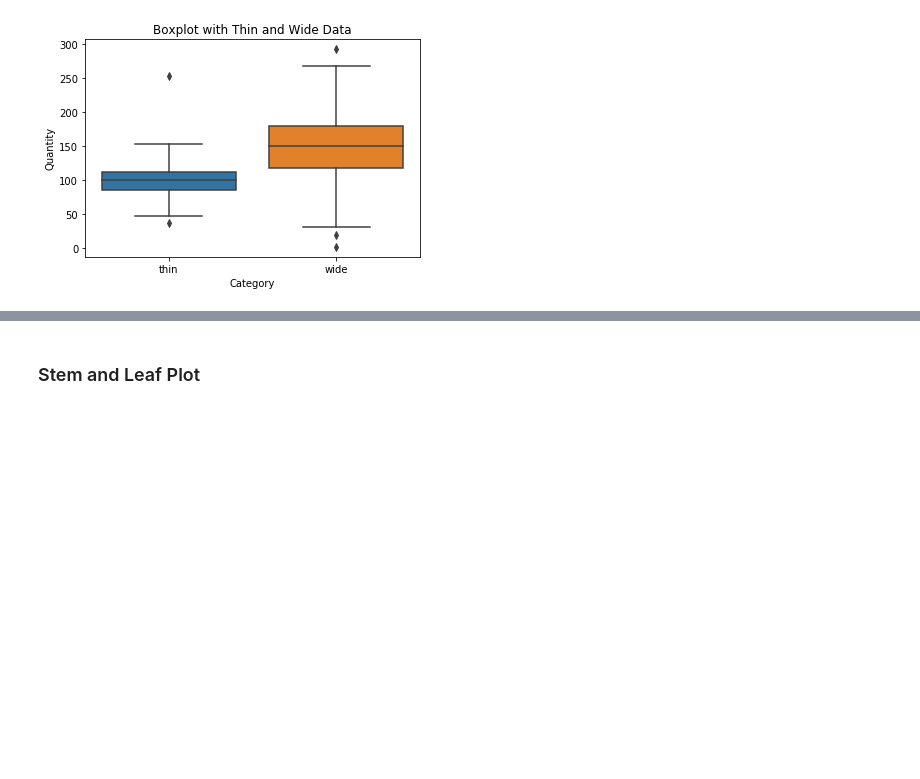
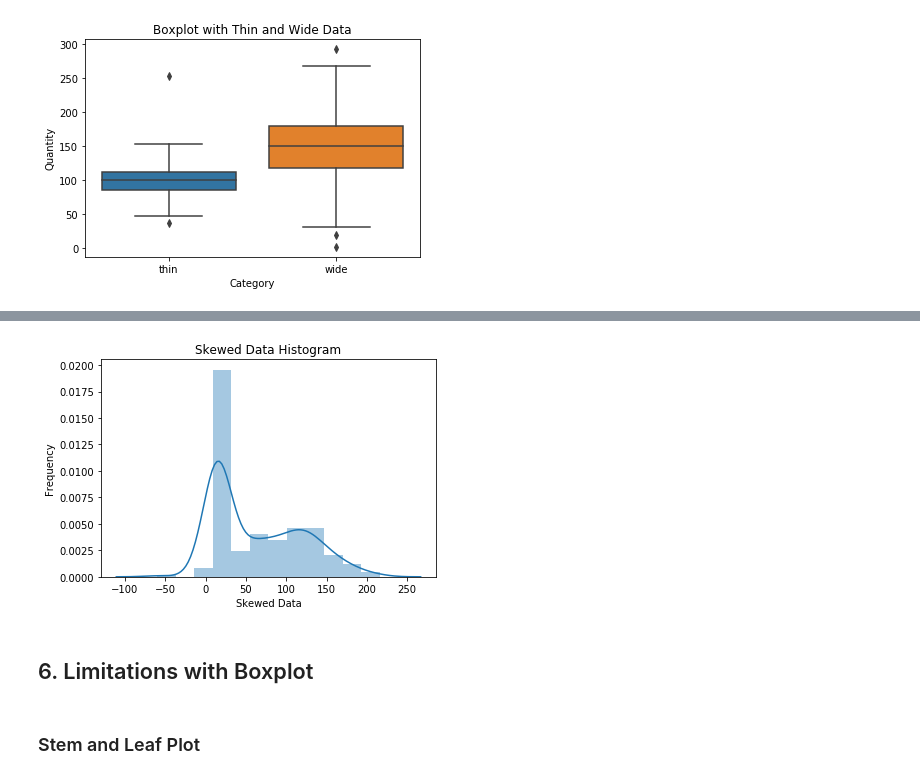
Before and after one commit to dermotkel/fundamentals-project, a Jupyter notebook: Fundamentals - Project.ipynb, the cells around one changed output, grey strips where cells are left out. Saved outputs shown, nothing was run; the diff lists cells and outputs as text; code cells hidden in the pictures; blank space fills up the shorter version.

```diff
--- a/Fundamentals - Project.ipynb
+++ b/Fundamentals - Project.ipynb
@@ -186,2 +193,12 @@ plt.show()
+# %%
+sns.distplot(y)
+plt.title('Skewed Data Histogram')
+plt.xlabel('Skewed Data')
+plt.ylabel('Frequency')
+plt.show()
+# %% [output]
+[figure, added]
+# %% [markdown]
+## 6. Limitations with Boxplot
 # %% [markdown]
 ### Stem and Leaf Plot
```
Also changed, not shown: parts of 8 cells of this notebook.
